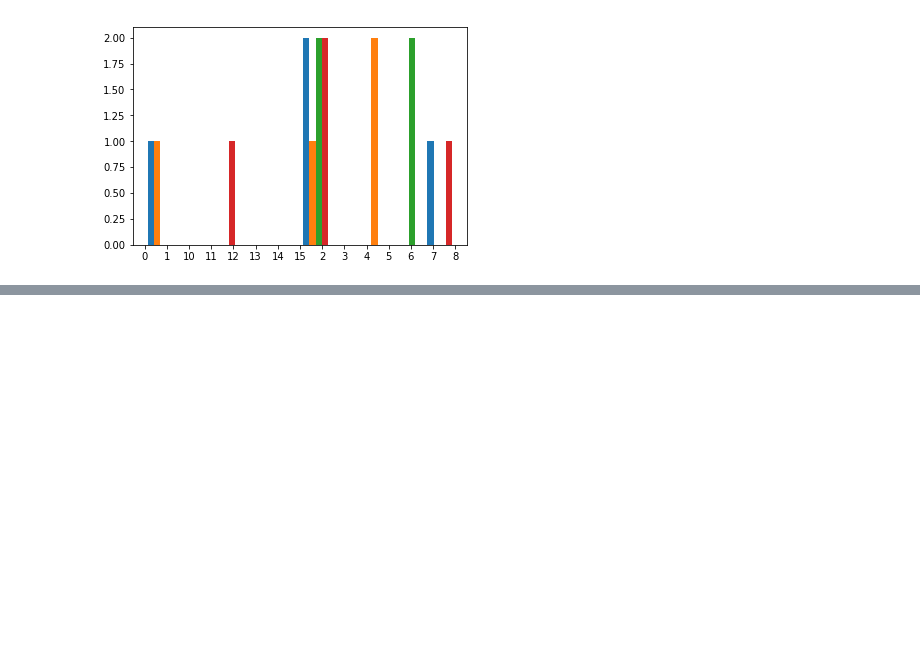
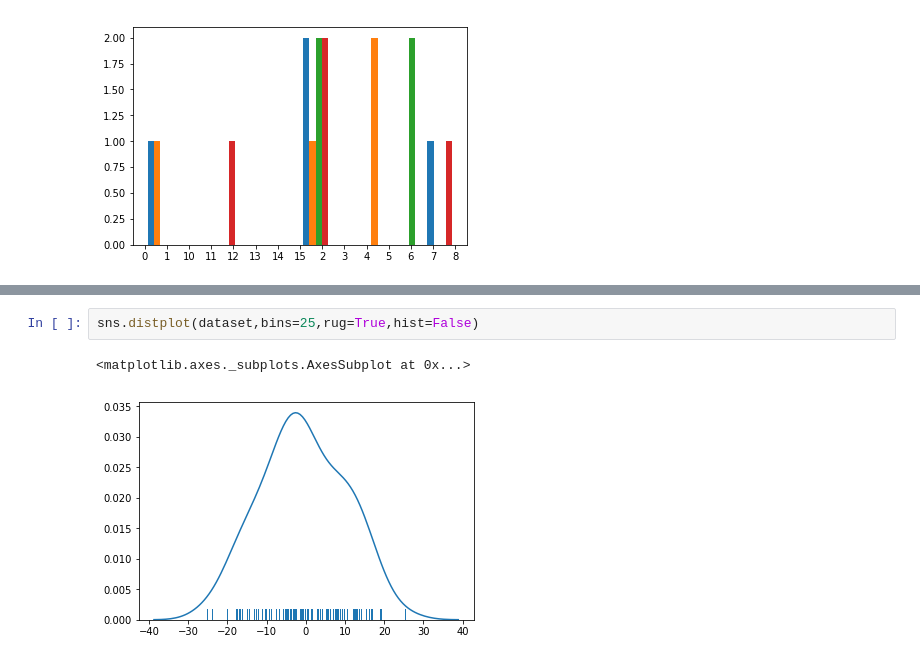
Before and after one commit to XinuxC/Data-Analysis-And-Visualization, a Jupyter notebook: Visualization/Visualization.ipynb, the cells around one changed output, grey strips where cells are left out. Cells and saved outputs as stored; diff of their text form; blank space fills up the shorter version.

```diff
--- a/Visualization/Visualization.ipynb
+++ b/Visualization/Visualization.ipynb
@@ -206,0 +235,5 @@ plt.hist(df,alpha=1)   # alpha 透明度
+# %%
+sns.distplot(dataset,bins=25,rug=True,hist=False)
+# %% [output]
+<matplotlib.axes._subplots.AxesSubplot at 0x...>
+[figure, added]
```
Also changed, not shown: parts of 49 cells of this notebook.
